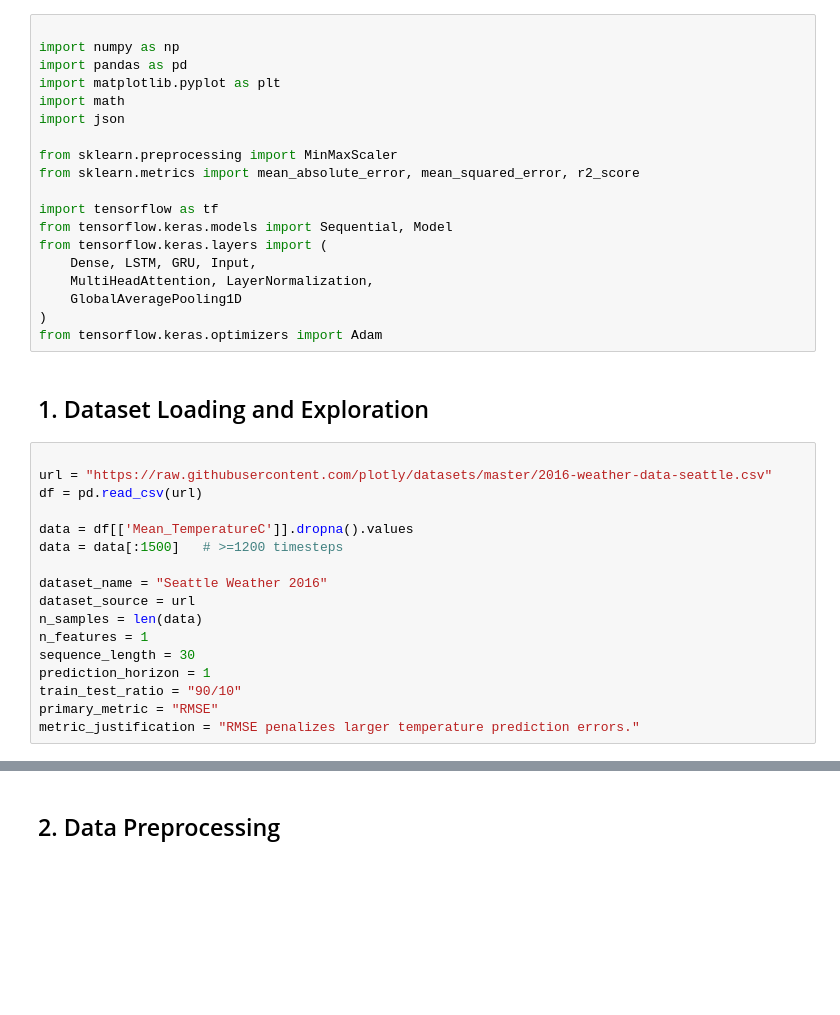
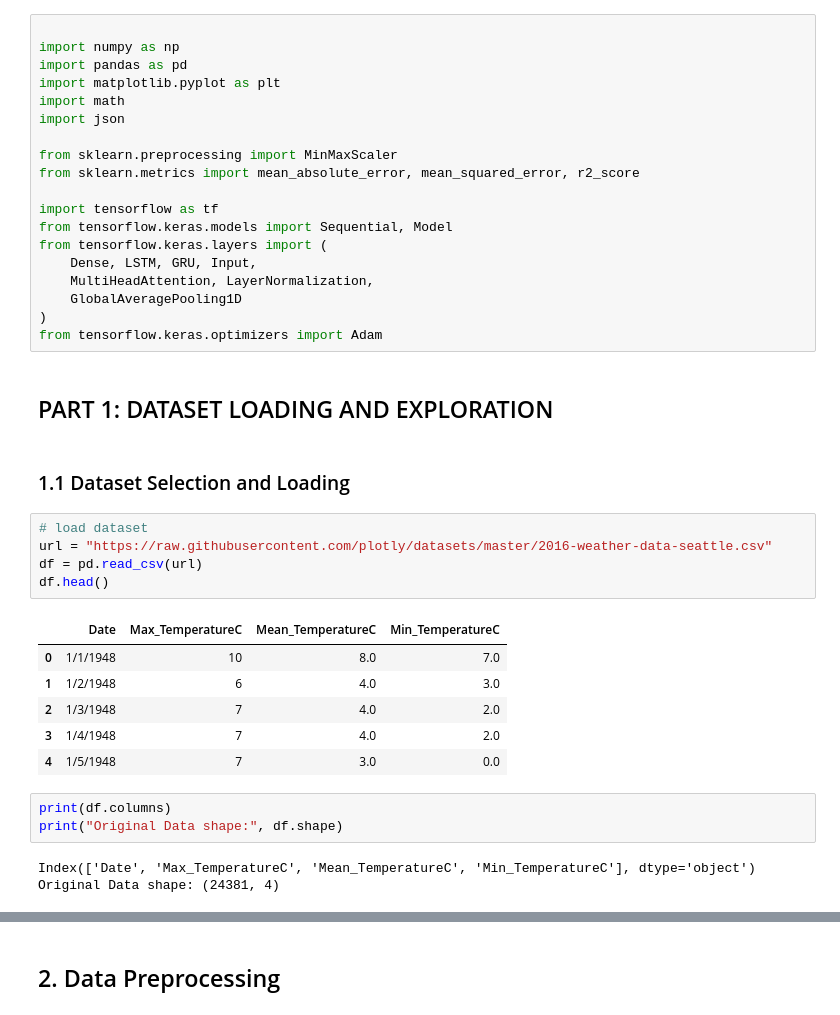
Before and after one commit to powarsg/bits_aiml, a Jupyter notebook: DNN/3_Assignment_RNN/gpt_2025AA05421_rnn_assignment.ipynb, the cells around one changed output, grey strips where cells are left out. Cells and saved outputs as stored; diff of their text form; blank space fills up the shorter version.

```diff
--- a/DNN/3_Assignment_RNN/gpt_2025AA05421_rnn_assignment.ipynb
+++ b/DNN/3_Assignment_RNN/gpt_2025AA05421_rnn_assignment.ipynb
@@ -28,21 +28,24 @@ from tensorflow.keras.layers import (
 )
 from tensorflow.keras.optimizers import Adam
 # %% [markdown]
-## 1. Dataset Loading and Exploration
+## PART 1: DATASET LOADING AND EXPLORATION
+# %% [markdown]
+### 1.1 Dataset Selection and Loading
 # %%
-
+# load dataset
 url = "https://raw.githubusercontent.com/plotly/datasets/master/2016-weather-data-seattle.csv"
 df = pd.read_csv(url)
-
-data = df[['Mean_TemperatureC']].dropna().values
-data = data[:1500]   # >=1200 timesteps
-
-dataset_name = "Seattle Weather 2016"
-dataset_source = url
-n_samples = len(data)
-n_features = 1
-sequence_length = 30
-prediction_horizon = 1
-train_test_ratio = "90/10"
-primary_metric = "RMSE"
-metric_justification = "RMSE penalizes larger temperature prediction errors."
+df.head()
+# %% [output]
+|  | Date | Max_TemperatureC | Mean_TemperatureC | Min_TemperatureC |
+| 0 | 1/1/1948 | 10 | 8.0 | 7.0 |
+| 1 | 1/2/1948 | 6 | 4.0 | 3.0 |
+| 2 | 1/3/1948 | 7 | 4.0 | 2.0 |
+| 3 | 1/4/1948 | 7 | 4.0 | 2.0 |
+| 4 | 1/5/1948 | 7 | 3.0 | 0.0 |
+# %%
+print(df.columns)
+print("Original Data shape:", df.shape)
+# %% [output]
+Index(['Date', 'Max_TemperatureC', 'Mean_TemperatureC', 'Min_TemperatureC'], dtype='object')
+Original Data shape: (24381, 4)
```
Also changed, not shown: parts of 17 cells of this notebook.
